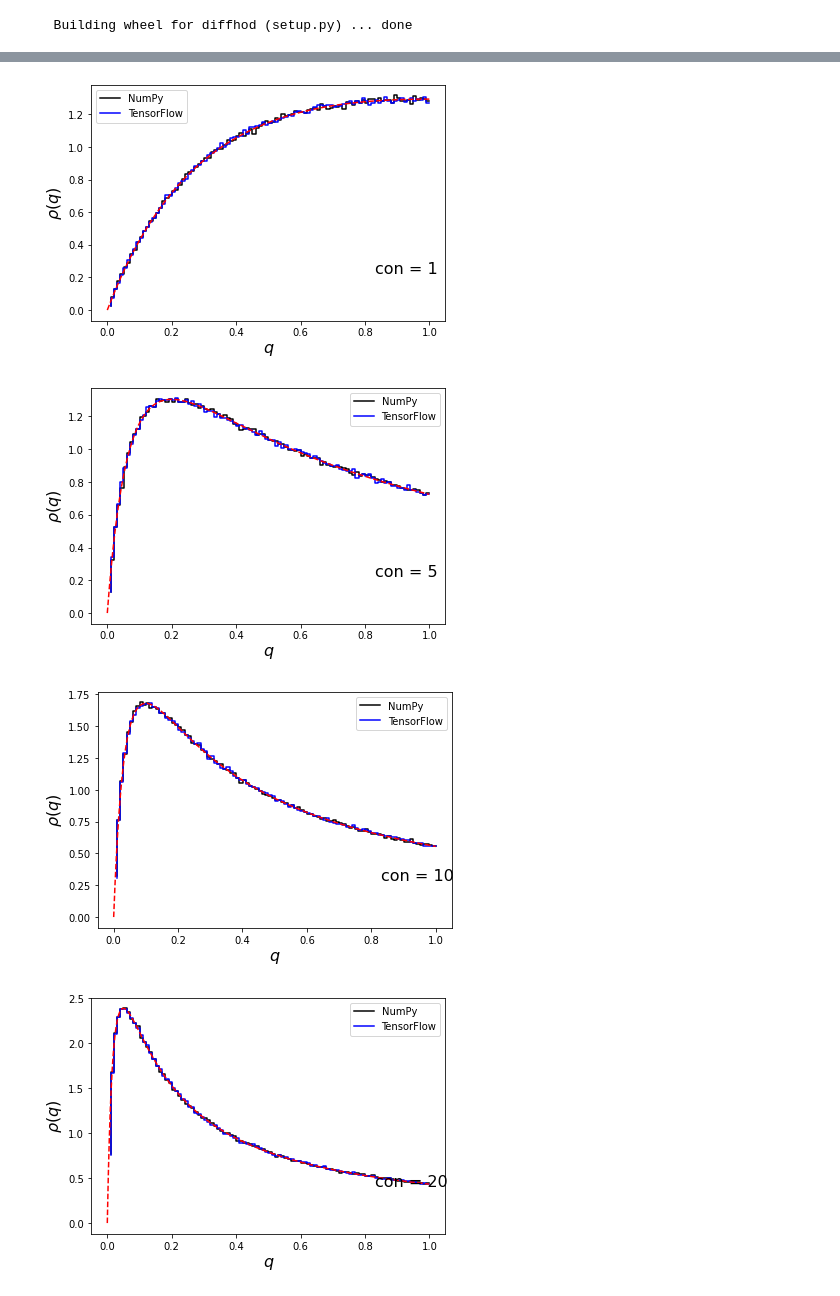
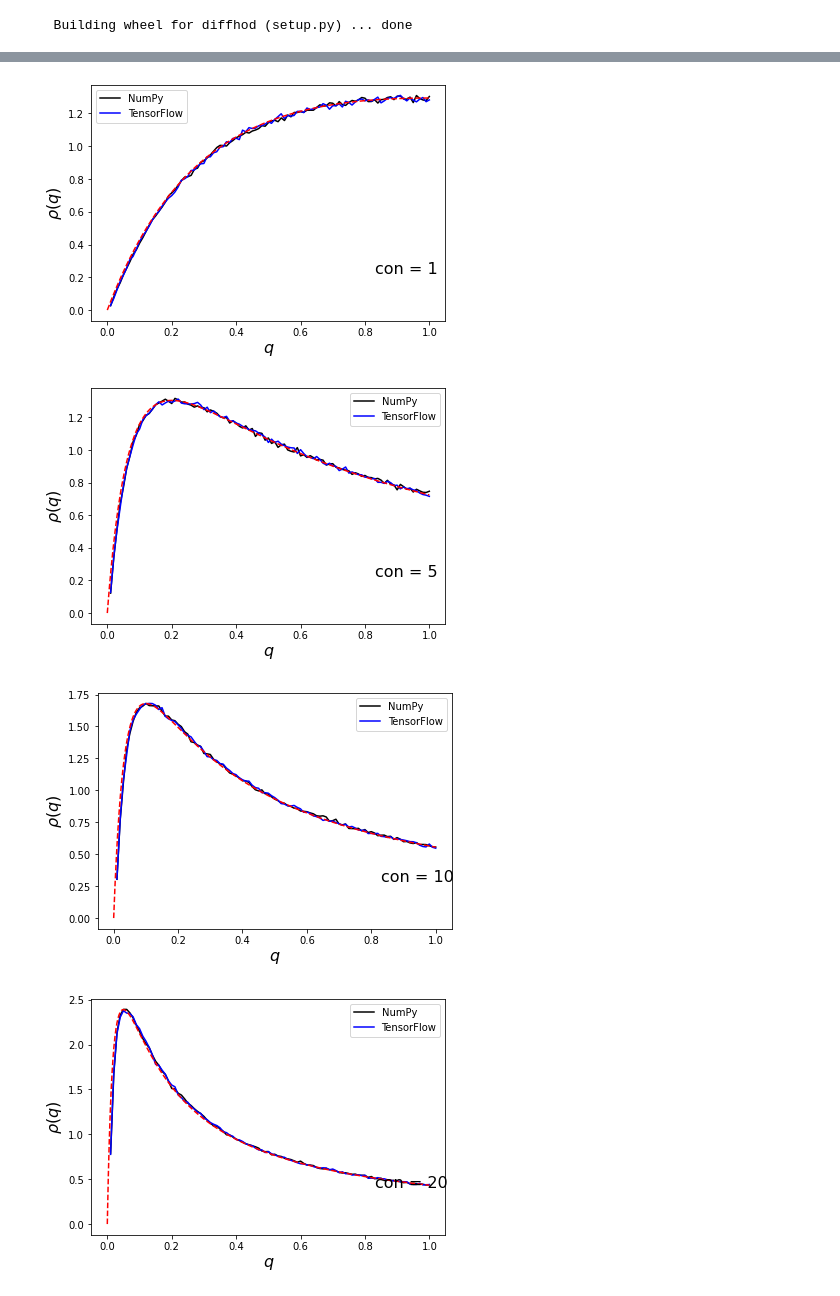
Before and after one commit to DifferentiableUniverseInitiative/DHOD, a Jupyter notebook: nb/dev/NFW_sampling.ipynb, the cells around one changed output, grey strips where cells are left out. Cells and saved outputs as stored; diff of their text form; code cells hidden in the pictures.

```diff
--- a/nb/dev/NFW_sampling.ipynb
+++ b/nb/dev/NFW_sampling.ipynb
@@ -146,22 +145,22 @@ legend()
 # %%
 # Some plots of the analytic and randomly-drawn NFW PDF
 nsamples = 1e6
 for con in [1,5,10,20]:
-  distr = NFW(concentration=con, Rvir=1)
+  distr = RadialNFWProfile(concentration=con, Rvir=1)
   hist = np.histogram(rnfw(nsamples,con=con), bins=100, density=True)
   tfhist = np.histogram(distr.sample(nsamples), bins=100, density=True)
 
   fig = plt.figure(con)
   ax1=fig.add_axes([0.13,0.13,0.82,0.82])
-  ax1.plot(hist[1][1:], hist[0], color='k', linewidth=1.5, ls='steps', label='NumPy')
-  ax1.plot(tfhist[1][1:], tfhist[0], color='b', linewidth=1.5, ls='steps', label='TensorFlow')
+  ax1.plot(hist[1][1:], hist[0], color='k', linewidth=1.5,  label='NumPy')
+  ax1.plot(tfhist[1][1:], tfhist[0], color='b', linewidth=1.5,  label='TensorFlow')
   legend()
   ax1.plot(np.linspace(0,1,1000), dnfw(np.linspace(0,1,1000),con=con), color='r', ls='--')
   ax1.set_xlabel(r'$q$', fontsize=16)
   ax1.set_ylabel(r'$\rho(q)$', fontsize=16)
   ax1.text(0.8, 0.2, str(r'con = %d' % con), transform=ax1.transAxes, fontsize='16')
 # %% [output]
-[figure, old version]
+[figure, new version]
-[figure, old version]
+[figure, new version]
-[figure, old version]
+[figure, new version]
-[figure, old version]
+[figure, new version]
```
Also changed, not shown: parts of 23 cells of this notebook.
